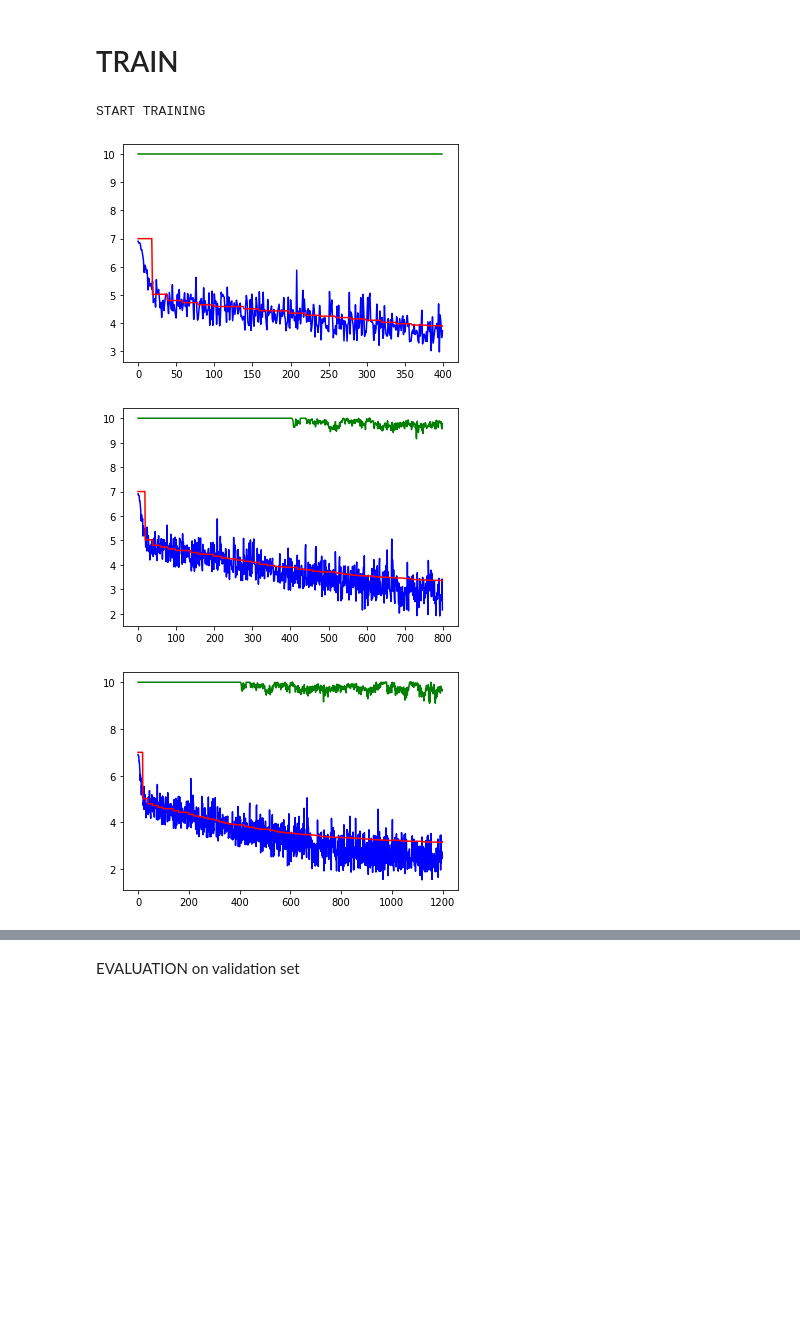
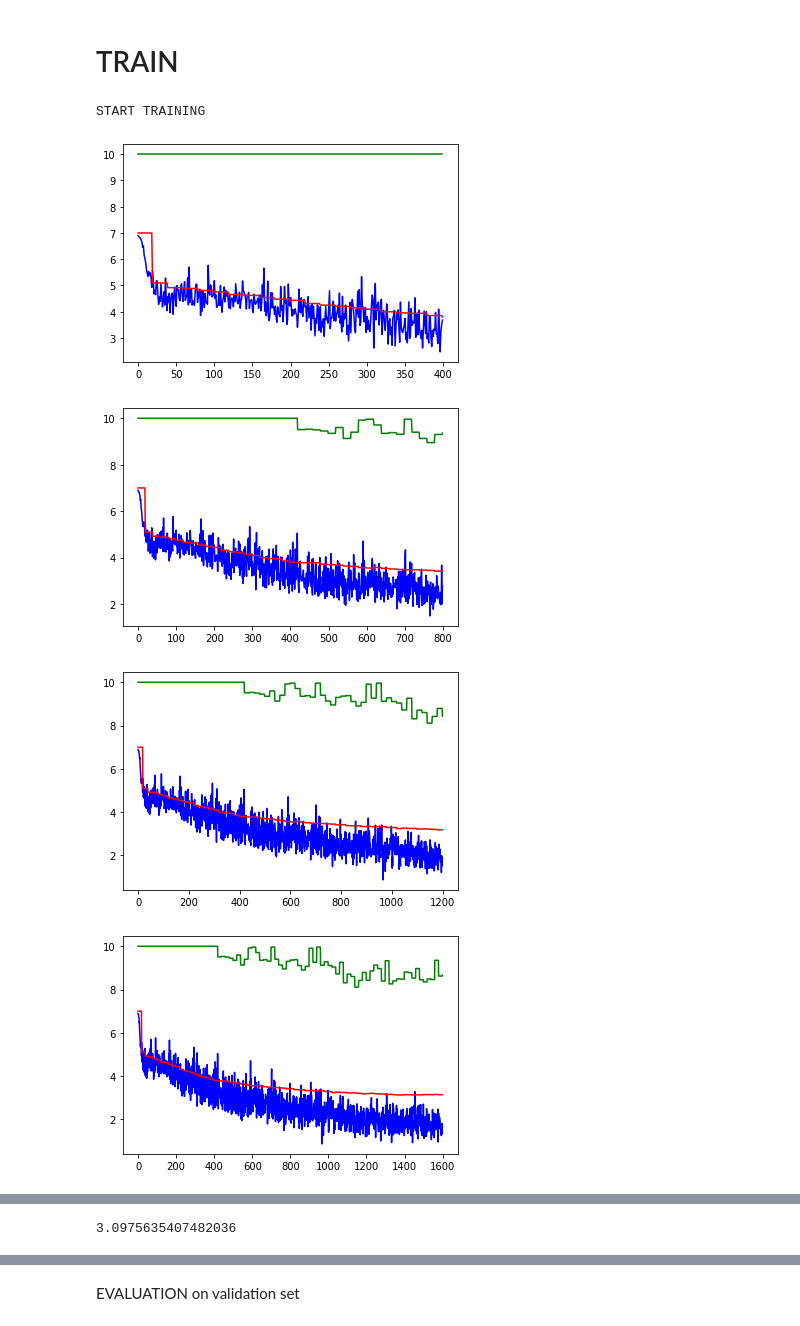
Before and after one commit to xyf199919/research, a Jupyter notebook: withcorrect_paramtune.ipynb, the cells around one changed output, grey strips where cells are left out. Drawn from its saved outputs; the diff is of its cells as text; code cells hidden in the pictures; blank space fills up the shorter version.

```diff
--- a/withcorrect_paramtune.ipynb
+++ b/withcorrect_paramtune.ipynb
@@ -94,7 +98,7 @@ class Vocabulary:
         self.word2index = {}
         self.word2count = {}
         self.index2word = {PAD_token: "PAD", SOS_token: "SOS", EOS_token: "EOS", EOC_token: "eoc"}
-        self.num_words = 3 # Count default tokens
+        self.num_words = 4 # Count default tokens
 
         for word in keep_words:
             self.addWord(word)
@@ -163,7 +167,7 @@ z = pd.read_csv('./word_translations.csv')
 translations = {z['Italian'][i]: z['English'][i] for i in range(len(z))}
 translations_toItalian = {z['English'][i]: z['Italian'][i] for i in range(len(z))}
 
-EXCHANGES = 3
+EXCHANGES = 2
 # concepts = list(translations.keys())
 # prep = concepts[:8]
 # color = concepts[8:16]
@@ -762,7 +772,7 @@ def maskNLLLoss(inp, target, mask):
     loss = loss.to(device)
     return loss, nTotal.item()
 # %%
-def train(input_variable, lengths, target_variable, mask, max_target_len, encoder, decoder, embedding, encoder_optimizer, decoder_optimizer, batch_size, clip, iteration, student_simulation):
+def train(input_variable, lengths, target_variable, mask, max_target_len, encoder, decoder, embedding, encoder_optimizer, decoder_optimizer, batch_size, clip, iteration, prev_tutorscore, student_simulation):
 
     encoder_optimizer.zero_grad()
     decoder_optimizer.zero_grad()
@@ -775,7 +785,7 @@ def train(input_variable, lengths, target_variable, mask, max_target_len, encode
     loss = 0
     print_losses = []
     n_totals = 0
-    tutor_score  = 3;
+#     tutor_score = 3;
 
     encoder_outputs, encoder_hidden = encoder(input_variable, lengths)
 #     print("encoder output shape", encoder_outputs.shape)
@@ -803,18 +813,22 @@ def train(input_variable, lengths, target_variable, mask, max_target_len, encode
     returned_loss = sum(print_losses) / n_totals
 
     #student simulation
-    if iteration > 400:
+
+    if iteration > 400 and iteration % 20 == 0 :
         encoder.eval()
         decoder.eval()
 
         searcher = GreedySearchDecoder(encoder, decoder)
-        tutor_score = simulate_with_student(encoder, decoder, searcher, voc, max_target_len)
+        tutor_score = simulate_with_student(encoder, decoder, searcher, voc, max_target_len, 100)
         encoder.train()
         decoder.train()
+    else:
+        tutor_score = prev_tutorscore
 
-        if student_simulation:
-            loss = loss * tutor_score / 3
-            returned_loss = sum(print_losses) / n_totals * tutor_score / 3
+    if student_simulation:
+        loss = loss * tutor_score / 2
+        returned_loss = sum(print_losses) / n_totals * tutor_score / 2
+
 
 
     loss.backward()
@@ -915,7 +929,9 @@ def trainIters(voc, pairs, pairs_valid, pairs_input, hidden_size, dropout, attn_
     VALID_SIZE = len(pairs_valid)
 
     iteration = 0
+    tutor_score = 2
     # for iteration in range(num_iters):
+
     while iteration <= n_iteration:
         iteration += 1
 #         print(" Iteration:", iteration)
@@ -928,7 +944,7 @@ def trainIters(voc, pairs, pairs_valid, pairs_input, hidden_size, dropout, attn_
 
         #train one iter
 
-        returned_loss, tutor_score = train(input_variable, lengths, target_variable, mask, max_target_len, encoder, decoder, embedding, encoder_optimizer, decoder_optimizer, small_batch_size, clip,iteration, student_simulation)
+        returned_loss, tutor_score = train(input_variable, lengths, target_variable, mask, max_target_len, encoder, decoder, embedding, encoder_optimizer, decoder_optimizer, small_batch_size, clip,iteration, tutor_score, student_simulation)
 
         returned_losses.append(returned_loss)
         tutor_scores.append(tutor_score)
@@ -963,12 +979,12 @@ def trainIters(voc, pairs, pairs_valid, pairs_input, hidden_size, dropout, attn_
         if iteration % 400 == 0:
             plt.plot(returned_losses, color='blue')
             plt.plot(validation_losses, color='red')
-            plt.plot([t/3*10 for t in tutor_scores], color='green')
+            plt.plot([t/2*10 for t in tutor_scores], color='green')
             plt.show()
 
     return encoder, decoder, best_valid_loss
 # %%
-n_iteration = 3000
+n_iteration = 2700
 clip = 50.0
 
 # hidden_options = [128]
@@ -1002,40 +1018,42 @@ clip = 50.0
 #     small_batch_size = p[7]
 
 #     encoder, decoder, valid_loss = trainIters(voc, pairs, pairs_valid, pairs_input, hidden_size, dropout, attn_model,
 #                             LEARN_RATE, WEIGHT_DECAY, encoder_n_layers, decoder_n_layers, n_iteration, small_batch_size, clip, INPUT_SIZE, False)
 
 #     print(valid_loss)
 #     print('\n')
 
 
 #     if valid_loss < best_model[1]:
 #         best_model = [p, valid_loss]
 
 # print("best model", best_model)
 
 
 #run on one model
 hidden_size = 128
 dropout = 0.1
 attn_model = 'dot'
 LEARN_RATE = 0.001
 WEIGHT_DECAY = 0.0005
 encoder_n_layers = 2
 decoder_n_layers = 2
 small_batch_size = 4
 
-encoder, decoder, valid_loss = trainIters(voc, pairs, pairs_valid, pairs_input, hidden_size, dropout, attn_model,
-                                          LEARN_RATE, WEIGHT_DECAY, encoder_n_layers, decoder_n_layers, n_iteration, small_batch_size, clip, INPUT_SIZE, False)
-
-e, d, val2 = trainIters(voc, pairs, pairs_valid, pairs_input, hidden_size, dropout, attn_model,
-                                          LEARN_RATE, WEIGHT_DECAY, encoder_n_layers, decoder_n_layers, n_iteration, small_batch_size, clip, INPUT_SIZE, True)
+# encoder, decoder, valid_loss = trainIters(voc, pairs, pairs_valid, pairs_input, hidden_size, dropout, attn_model,
+#                                           LEARN_RATE, WEIGHT_DECAY, encoder_n_layers, decoder_n_layers, n_iteration, small_batch_size, clip, INPUT_SIZE, False)
 
 
 
-print(valid_loss)
-print(val2)
+
+# print(valid_loss)
+
+e, d, val = trainIters(voc, pairs, pairs_valid, pairs_input, hidden_size, dropout, attn_model,
+                                          LEARN_RATE, WEIGHT_DECAY, encoder_n_layers, decoder_n_layers, n_iteration, small_batch_size, clip, INPUT_SIZE, True)
+print(val)
 # %% [output]
 START TRAINING
-[figure, old version]
+[figure, new version]
-[figure, old version]
+[figure, new version]
-[figure, old version]
+[figure, new version]
+[figure, added]
@@ -1041,0 +1062 @@ START TRAINING
+3.0975635407482036
```
Also changed, not shown: parts of 9 cells of this notebook.
